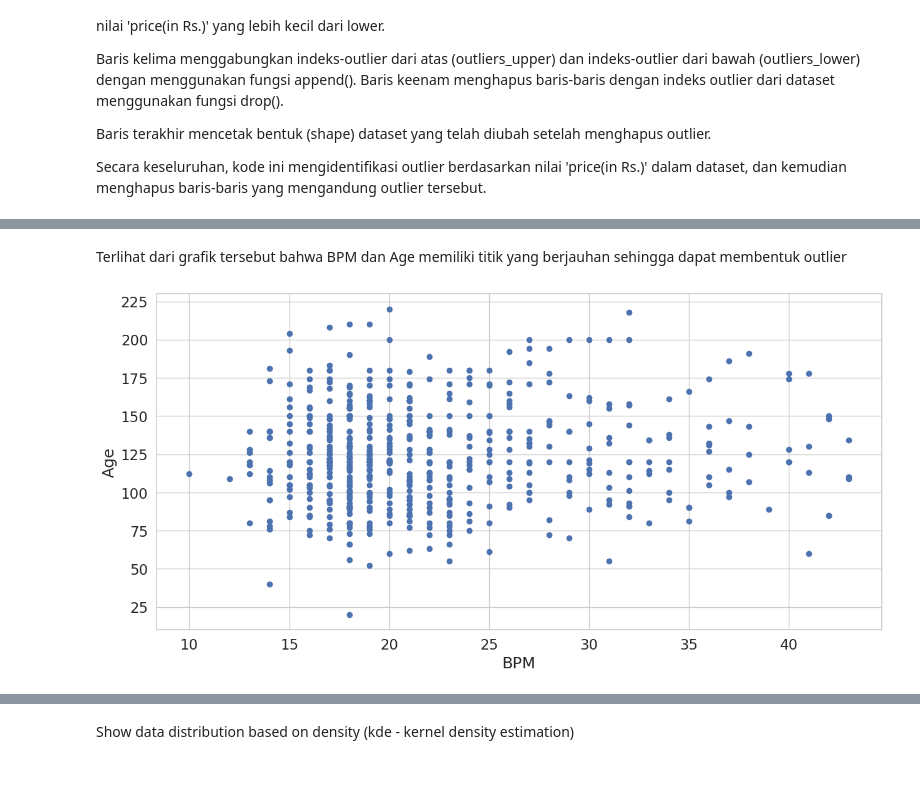
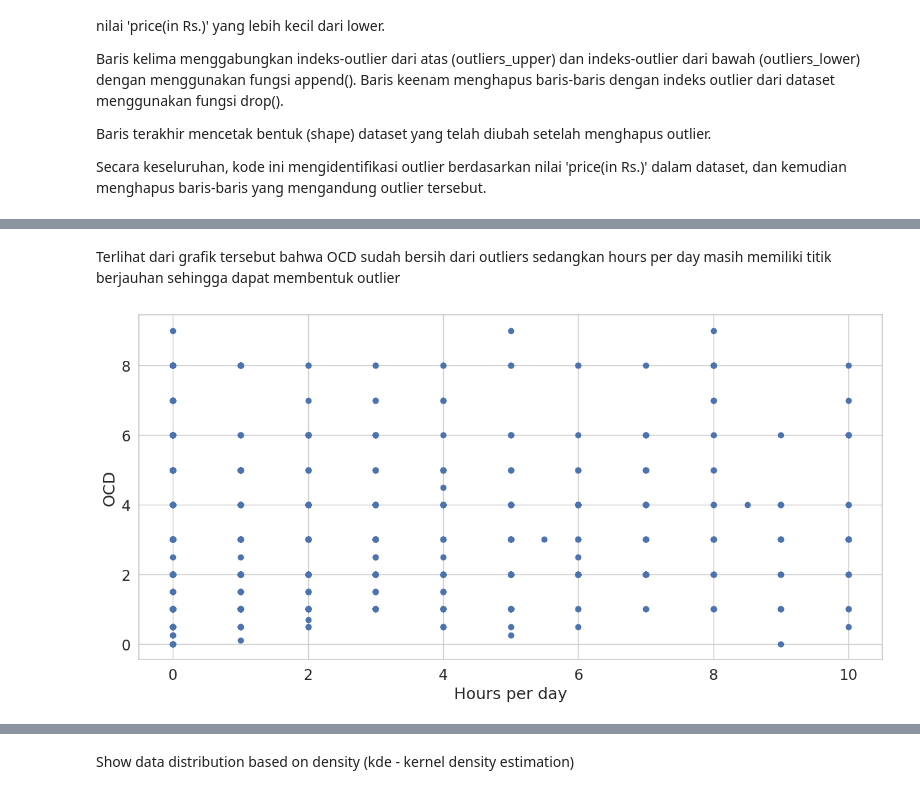
Before and after one commit to sabilats/sabilats3333210027, a Jupyter notebook: SABILA_TERA_SUHERMAN_3333210027.ipynb, the cells around one changed output, grey strips where cells are left out. Drawn from its saved outputs; the diff is of its cells as text; code cells hidden in the pictures.

```diff
--- a/SABILA_TERA_SUHERMAN_3333210027.ipynb
+++ b/SABILA_TERA_SUHERMAN_3333210027.ipynb
@@ -528,10 +342,10 @@ In the above formula as according to statistics, the 0.5 scale-up of IQR (new_IQ
 import sklearn
 
 # IQR YearStart
-Q1 = np.percentile(dataset['Age'], 25,
+Q1 = np.percentile(dataset['OCD'], 25,
                    method = 'midpoint')
 
-Q3 = np.percentile(dataset['Age'], 75,
+Q3 = np.percentile(dataset['OCD'], 75,
                    method = 'midpoint')
 IQR = Q3 - Q1
 
@@ -562,8 +376,8 @@ upper = Q3 + 1.5 * IQR
 lower = Q1 - 1.5 * IQR
 
 # Finding the indices of the outliers
-outliers_upper = dataset[dataset['Age'] > upper].index
-outliers_lower = dataset[dataset['Age'] < lower].index
+outliers_upper = dataset[dataset['OCD'] > upper].index
+outliers_lower = dataset[dataset['OCD'] < lower].index
 
 # Concatenate the indices of the outliers
 outliers = outliers_upper.append(outliers_lower)
@@ -578,10 +396,10 @@ New Shape:  (677, 27)
 import sklearn
 
 # IQR YearEnd
-Q1 = np.percentile(dataset['BPM'], 25,
+Q1 = np.percentile(dataset['Hours per day'], 25,
                    method = 'midpoint')
 
-Q3 = np.percentile(dataset['BPM'], 75,
+Q3 = np.percentile(dataset['Hours per day'], 75,
                    method = 'midpoint')
 IQR = Q3 - Q1
 
@@ -596,8 +414,8 @@ upper = Q3 + 1.5 * IQR
 lower = Q1 - 1.5 * IQR
 
 # Finding the indices of the outliers
-outliers_upper = dataset[dataset['BPM'] > upper].index
-outliers_lower = dataset[dataset['BPM'] < lower].index
+outliers_upper = dataset[dataset['Hours per day'] > upper].index
+outliers_lower = dataset[dataset['Hours per day'] < lower].index
 
 # Concatenate the indices of the outliers
 outliers = outliers_upper.append(outliers_lower)
@@ -639,15 +445,15 @@ sns.boxplot(data=dataset, orient="h");
 # %% [markdown]
-Terlihat dari grafik tersebut bahwa BPM dan Age memiliki titik yang berjauhan sehingga dapat membentuk outlier
+Terlihat dari grafik tersebut bahwa OCD sudah bersih dari outliers sedangkan hours per day masih memiliki titik berjauhan sehingga dapat membentuk outlier
 # %%
 # Scatter plot
 fig, ax = plt.subplots(figsize = (15,7))
-ax.scatter(dataset['Age'], dataset['BPM'])
+ax.scatter(dataset['OCD'], dataset['Hours per day'])
 
 # x-axis label
-ax.set_xlabel('BPM')
+ax.set_xlabel('Hours per day')
 
 # y-axis label
-ax.set_ylabel('Age')
+ax.set_ylabel('OCD')
 plt.show()
 # %% [output]
-[figure, old version]
+[figure, new version]
```
Also changed, not shown: parts of 76 cells of this notebook.
